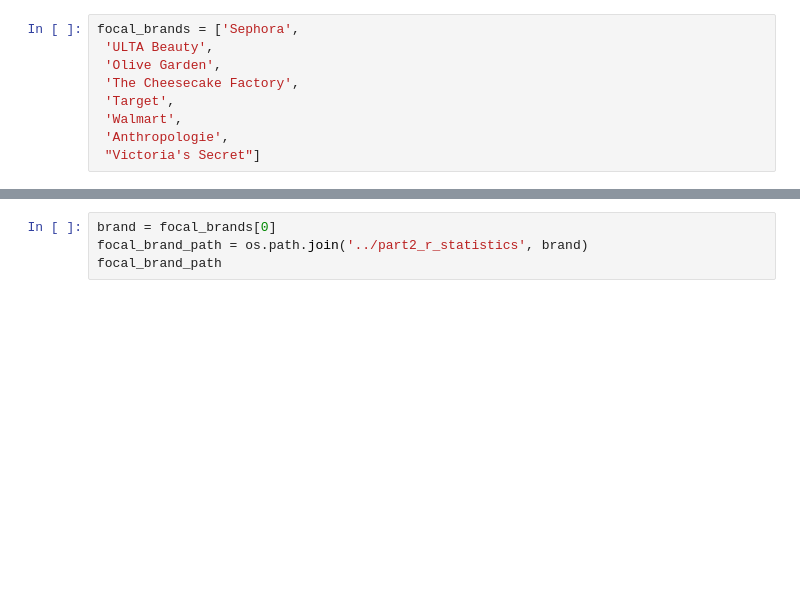
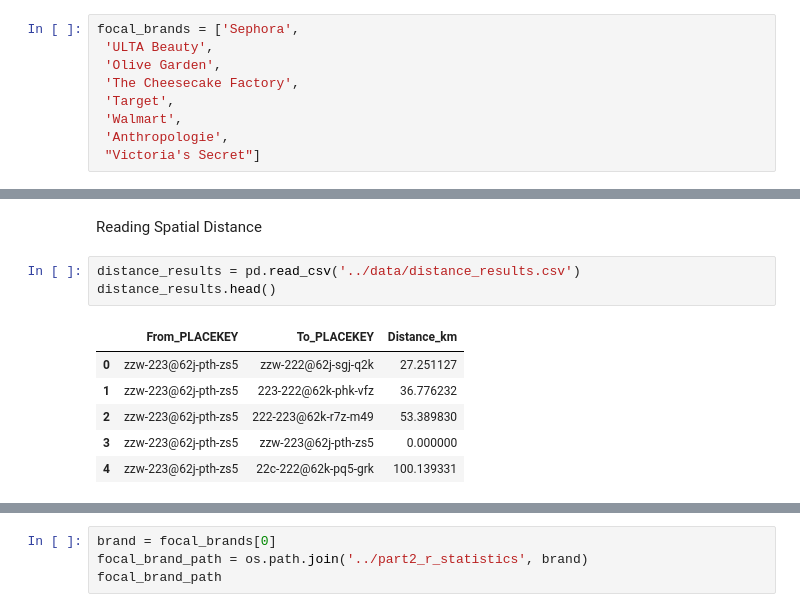
Before and after one commit to embedded-robotics/local-business-network, a Jupyter notebook: part3_visuals_tables/visuals_tables.ipynb, the cells around one changed output, grey strips where cells are left out. Saved outputs shown, nothing was run; the diff lists cells and outputs as text; blank space fills up the shorter version.

```diff
--- a/part3_visuals_tables/figure_d1_d2.ipynb
+++ b/part3_visuals_tables/visuals_tables.ipynb
@@ -13,0 +31,12 @@ focal_brands = ['Sephora',
+# %% [markdown]
+Reading Spatial Distance
+# %%
+distance_results = pd.read_csv('../data/distance_results.csv')
+distance_results.head()
+# %% [output]
+|  | From_PLACEKEY | To_PLACEKEY | Distance_km |
+| 0 | zzw-223@62j-pth-zs5 | zzw-222@62j-sgj-q2k | 27.251127 |
+| 1 | zzw-223@62j-pth-zs5 | 223-222@62k-phk-vfz | 36.776232 |
+| 2 | zzw-223@62j-pth-zs5 | 222-223@62k-r7z-m49 | 53.389830 |
+| 3 | zzw-223@62j-pth-zs5 | zzw-223@62j-pth-zs5 | 0.000000 |
+| 4 | zzw-223@62j-pth-zs5 | 22c-222@62k-pq5-grk | 100.139331 |
```
Also changed, not shown: parts of 18 cells of this notebook.
